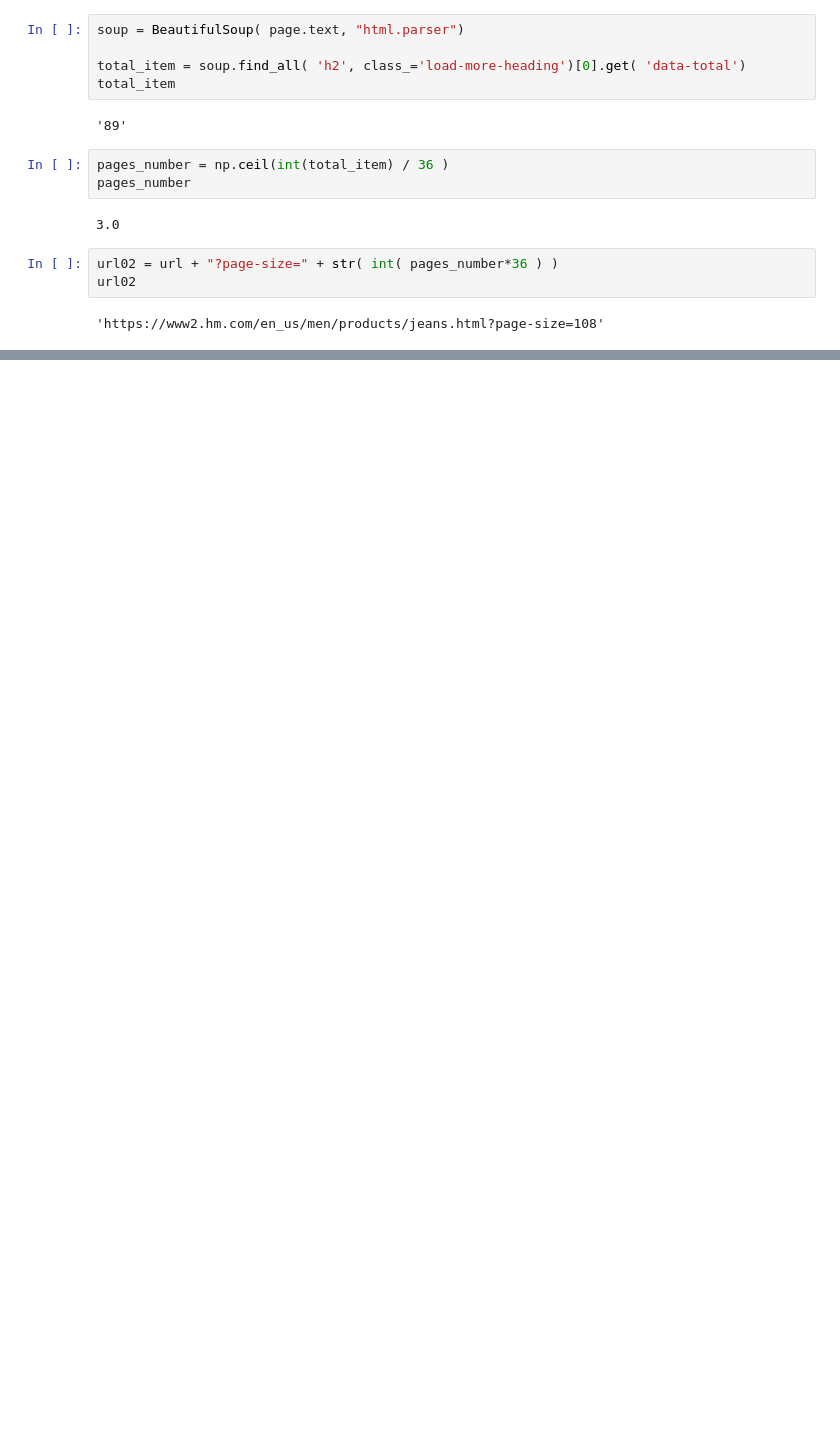
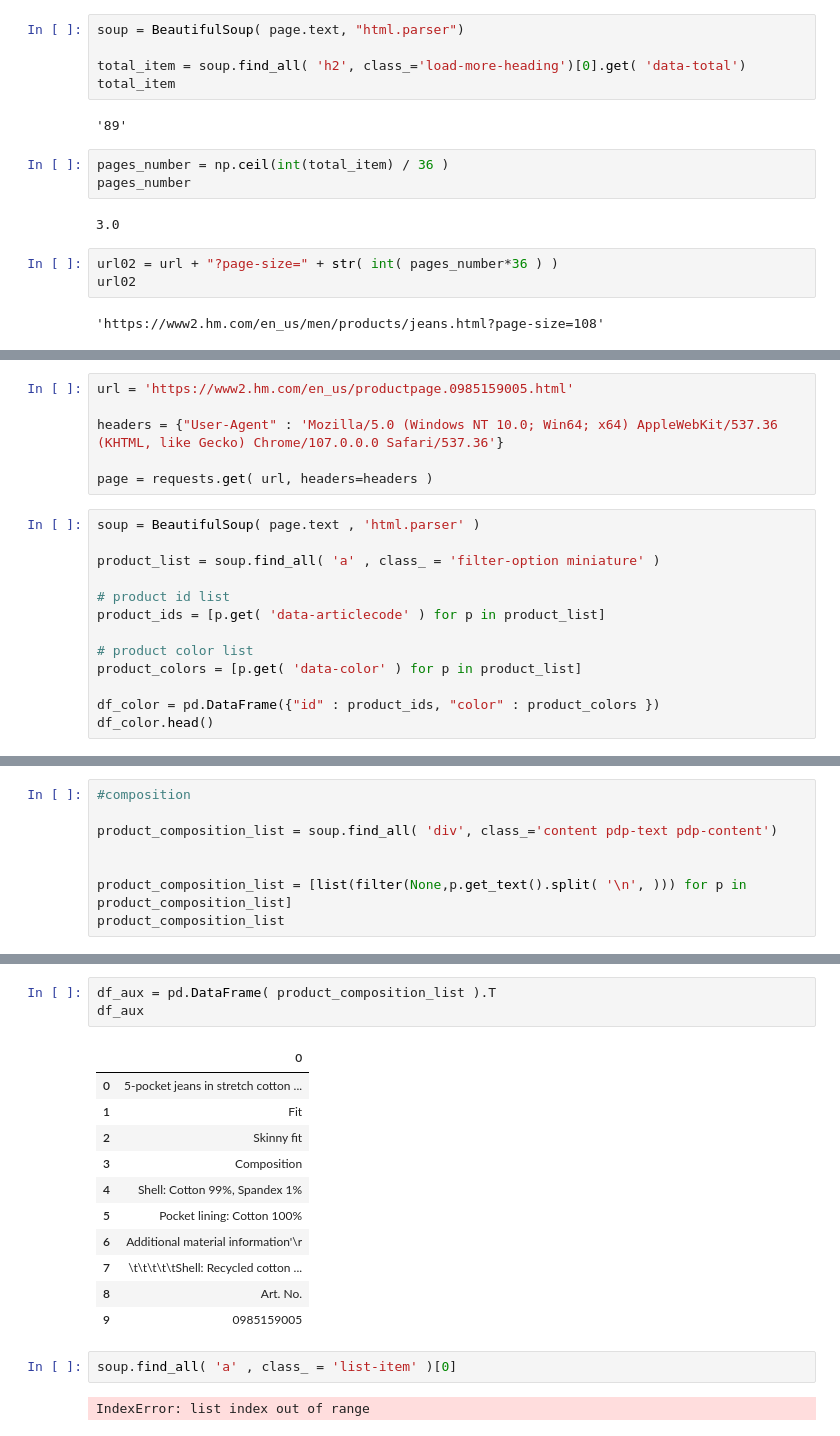
Before and after one commit to ViniciusKos/best_price_prediction, a Jupyter notebook: best_price.ipynb, the cells around one changed output, grey strips where cells are left out. Drawn from its saved outputs; the diff is of its cells as text; blank space fills up the shorter version.

Commit message:
product composition

```diff
--- a/best_price.ipynb
+++ b/best_price.ipynb
@@ -121,0 +124,19 @@ url02
+# %%
+url = 'https://www2.hm.com/en_us/productpage.0985159005.html'
+
+headers = {"User-Agent" : 'Mozilla/5.0 (Windows NT 10.0; Win64; x64) AppleWebKit/537.36 (KHTML, like Gecko) Chrome/107.0.0.0 Safari/537.36'}
+
+page = requests.get( url, headers=headers )
+# %%
+soup = BeautifulSoup( page.text , 'html.parser' )
+
+product_list = soup.find_all( 'a' , class_ = 'filter-option miniature' )
+
+# product id list
+product_ids = [p.get( 'data-articlecode' ) for p in product_list]
+
+# product color list
+product_colors = [p.get( 'data-color' ) for p in product_list]
+
+df_color = pd.DataFrame({"id" : product_ids, "color" : product_colors })
+df_color.head()
@@ -121,0 +150,8 @@ url02
+# %%
+#composition
+
+product_composition_list = soup.find_all( 'div', class_='content pdp-text pdp-content')
+
+
+product_composition_list = [list(filter(None,p.get_text().split( '\n', ))) for p in product_composition_list]
+product_composition_list
@@ -121,0 +169,19 @@ url02
+# %%
+df_aux = pd.DataFrame( product_composition_list ).T
+df_aux
+# %% [output]
+|  | 0 |
+| 0 | 5-pocket jeans in stretch cotton ... |
+| 1 | Fit |
+| 2 | Skinny fit |
+| 3 | Composition |
+| 4 | Shell: Cotton 99%, Spandex 1% |
+| 5 | Pocket lining: Cotton 100% |
+| 6 | Additional material information'\r |
+| 7 | \t\t\t\t\tShell: Recycled cotton ... |
+| 8 | Art. No. |
+| 9 | 0985159005 |
+# %%
+soup.find_all( 'a' , class_ = 'list-item' )[0]
+# %% [output]
+IndexError: list index out of range
```
Also changed, not shown: parts of 3 cells of this notebook.
